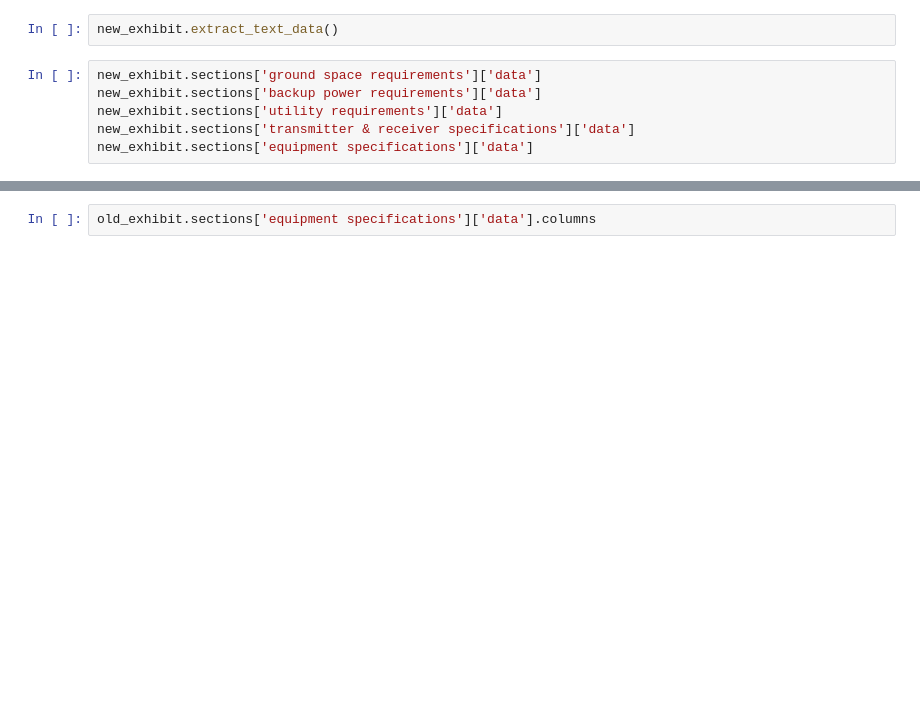
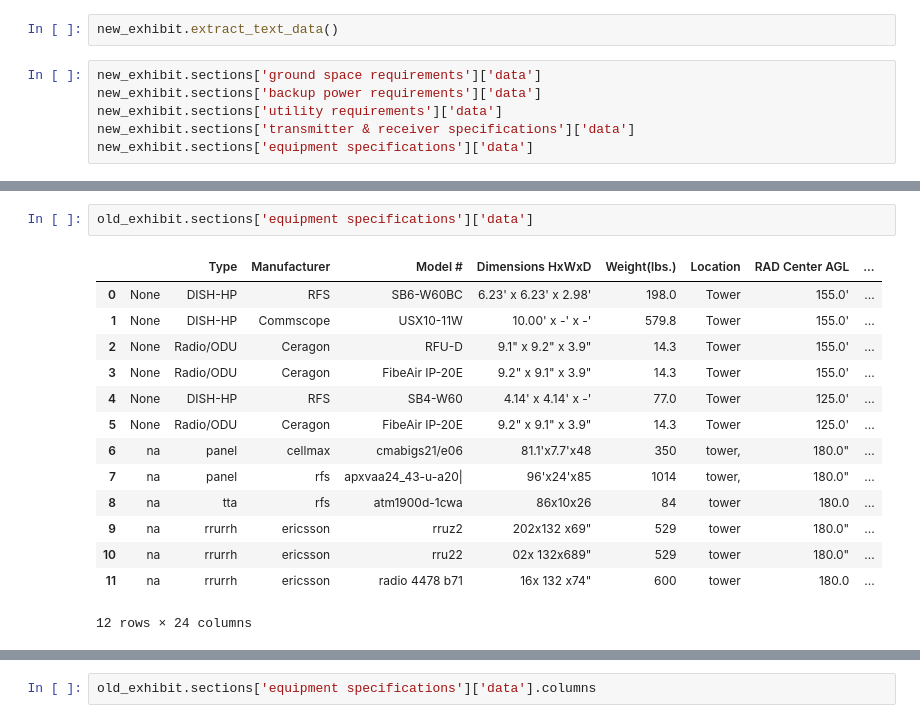
Before and after one commit to daltondm/OCR_for_telecommunications_quality_assurance, a Jupyter notebook: extract_from_digital_pdf.ipynb, the cells around one changed output, grey strips where cells are left out. Cells and saved outputs as stored; diff of their text form; blank space fills up the shorter version.

```diff
--- a/extract_from_digital_pdf.ipynb
+++ b/extract_from_digital_pdf.ipynb
@@ -591,0 +721,17 @@ old_exhibit.text_df.iloc[10:33, :]
+# %%
+old_exhibit.sections['equipment specifications']['data']
+# %% [output]
+|  |  | Type | Manufacturer | Model # | Dimensions HxWxD | Weight(lbs.) | Location | RAD Center AGL | ... |
+| 0 | None | DISH-HP | RFS | SB6-W60BC | 6.23' x 6.23' x 2.98' | 198.0 | Tower | 155.0' | ... |
+| 1 | None | DISH-HP | Commscope | USX10-11W | 10.00' x -' x -' | 579.8 | Tower | 155.0' | ... |
+| 2 | None | Radio/ODU | Ceragon | RFU-D | 9.1" x 9.2" x 3.9" | 14.3 | Tower | 155.0' | ... |
+| 3 | None | Radio/ODU | Ceragon | FibeAir IP-20E | 9.2" x 9.1" x 3.9" | 14.3 | Tower | 155.0' | ... |
+| 4 | None | DISH-HP | RFS | SB4-W60 | 4.14' x 4.14' x -' | 77.0 | Tower | 125.0' | ... |
+| 5 | None | Radio/ODU | Ceragon | FibeAir IP-20E | 9.2" x 9.1" x 3.9" | 14.3 | Tower | 125.0' | ... |
+| 6 | na | panel | cellmax | cmabigs21/e06 | 81.1'x7.7'x48 | 350 | tower, | 180.0" | ... |
+| 7 | na | panel | rfs | apxvaa24_43-u-a20| | 96'x24'x85 | 1014 | tower, | 180.0" | ... |
+| 8 | na | tta | rfs | atm1900d-1cwa | 86x10x26 | 84 | tower | 180.0 | ... |
+| 9 | na | rrurrh | ericsson | rruz2 | 202x132 x69" | 529 | tower | 180.0" | ... |
+| 10 | na | rrurrh | ericsson | rru22 | 02x 132x689" | 529 | tower | 180.0" | ... |
+| 11 | na | rrurrh | ericsson | radio 4478 b71 | 16x 132 x74" | 600 | tower | 180.0 | ... |
+12 rows × 24 columns
```
Also changed, not shown: parts of 11 cells of this notebook.
